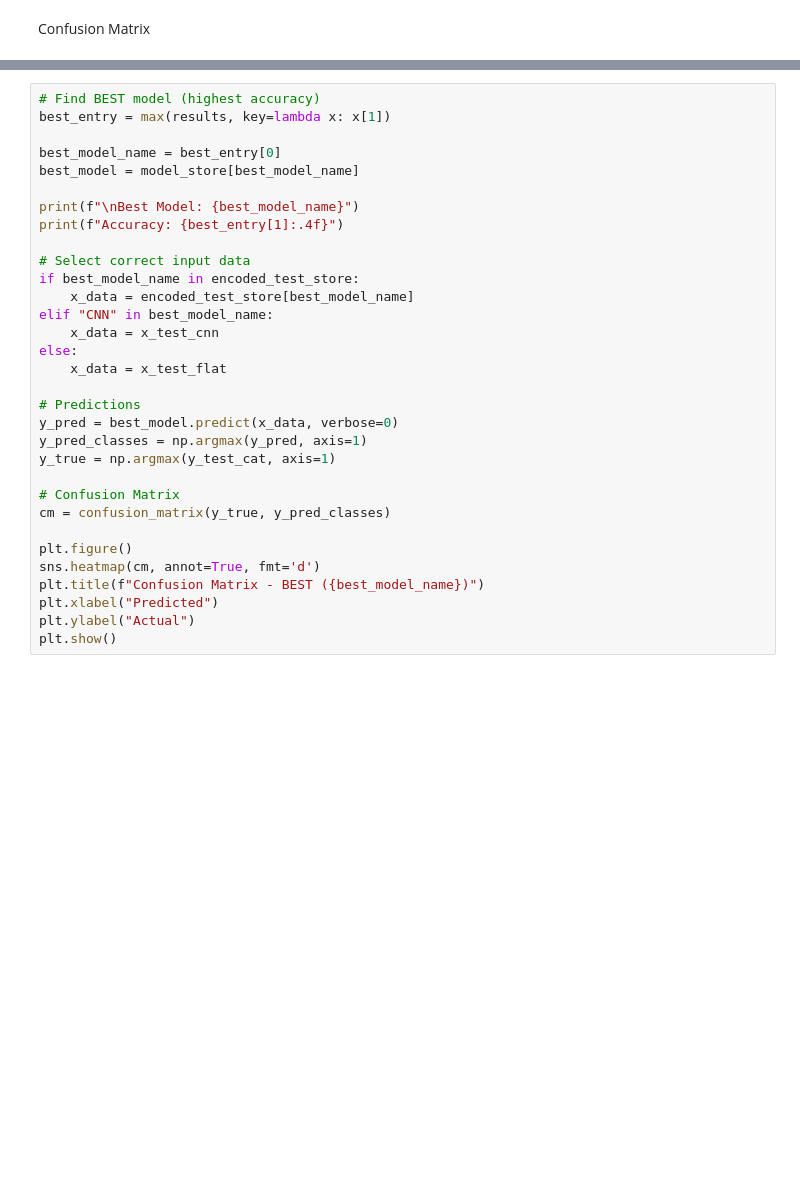
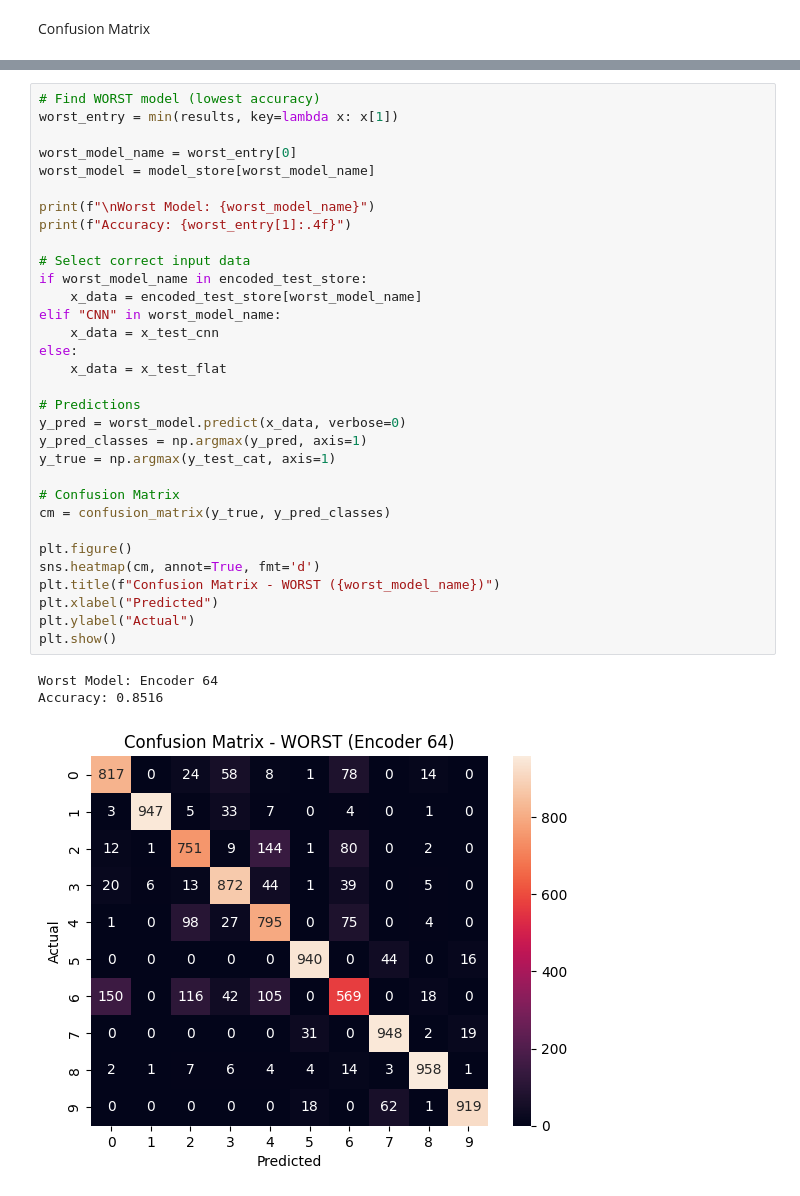
Before and after one commit to KeerthanaSistla/Sem6DeepLearning, a Jupyter notebook: Compare_different_feature_extraction_methods_for_classification.ipynb, the cells around one changed output, grey strips where cells are left out. Drawn from its saved outputs; the diff is of its cells as text; blank space fills up the shorter version.

```diff
--- a/Compare_different_feature_extraction_methods_for_classification.ipynb
+++ b/Compare_different_feature_extraction_methods_for_classification.ipynb
@@ -310,32 +335,36 @@ plt.show()
 # %%
-# Find BEST model (highest accuracy)
-best_entry = max(results, key=lambda x: x[1])
+# Find WORST model (lowest accuracy)
+worst_entry = min(results, key=lambda x: x[1])
 
-best_model_name = best_entry[0]
-best_model = model_store[best_model_name]
+worst_model_name = worst_entry[0]
+worst_model = model_store[worst_model_name]
 
-print(f"\nBest Model: {best_model_name}")
-print(f"Accuracy: {best_entry[1]:.4f}")
+print(f"\nWorst Model: {worst_model_name}")
+print(f"Accuracy: {worst_entry[1]:.4f}")
 
 # Select correct input data
-if best_model_name in encoded_test_store:
-    x_data = encoded_test_store[best_model_name]
-elif "CNN" in best_model_name:
+if worst_model_name in encoded_test_store:
+    x_data = encoded_test_store[worst_model_name]
+elif "CNN" in worst_model_name:
     x_data = x_test_cnn
 else:
     x_data = x_test_flat
 
 # Predictions
-y_pred = best_model.predict(x_data, verbose=0)
+y_pred = worst_model.predict(x_data, verbose=0)
 y_pred_classes = np.argmax(y_pred, axis=1)
 y_true = np.argmax(y_test_cat, axis=1)
 
 # Confusion Matrix
 cm = confusion_matrix(y_true, y_pred_classes)
 
 plt.figure()
 sns.heatmap(cm, annot=True, fmt='d')
-plt.title(f"Confusion Matrix - BEST ({best_model_name})")
+plt.title(f"Confusion Matrix - WORST ({worst_model_name})")
 plt.xlabel("Predicted")
 plt.ylabel("Actual")
 plt.show()
+# %% [output]
+Worst Model: Encoder 64
+Accuracy: 0.8516
+[figure, added]
```
Also changed, not shown: parts of 7 cells of this notebook.
